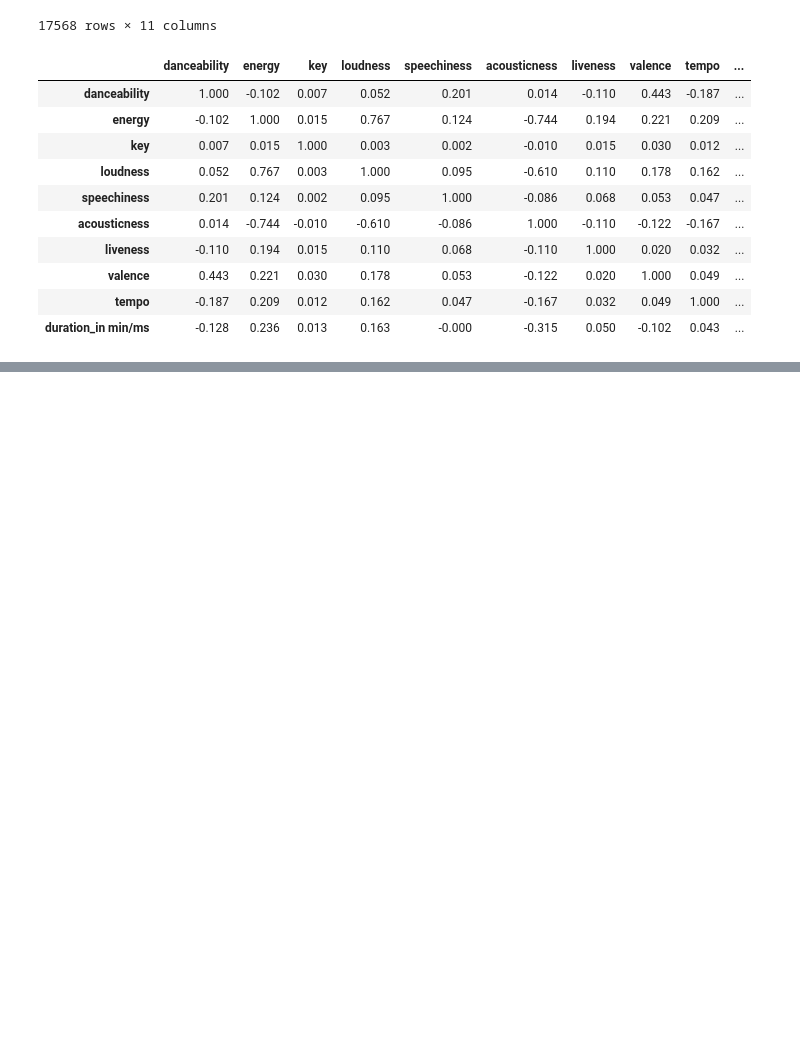
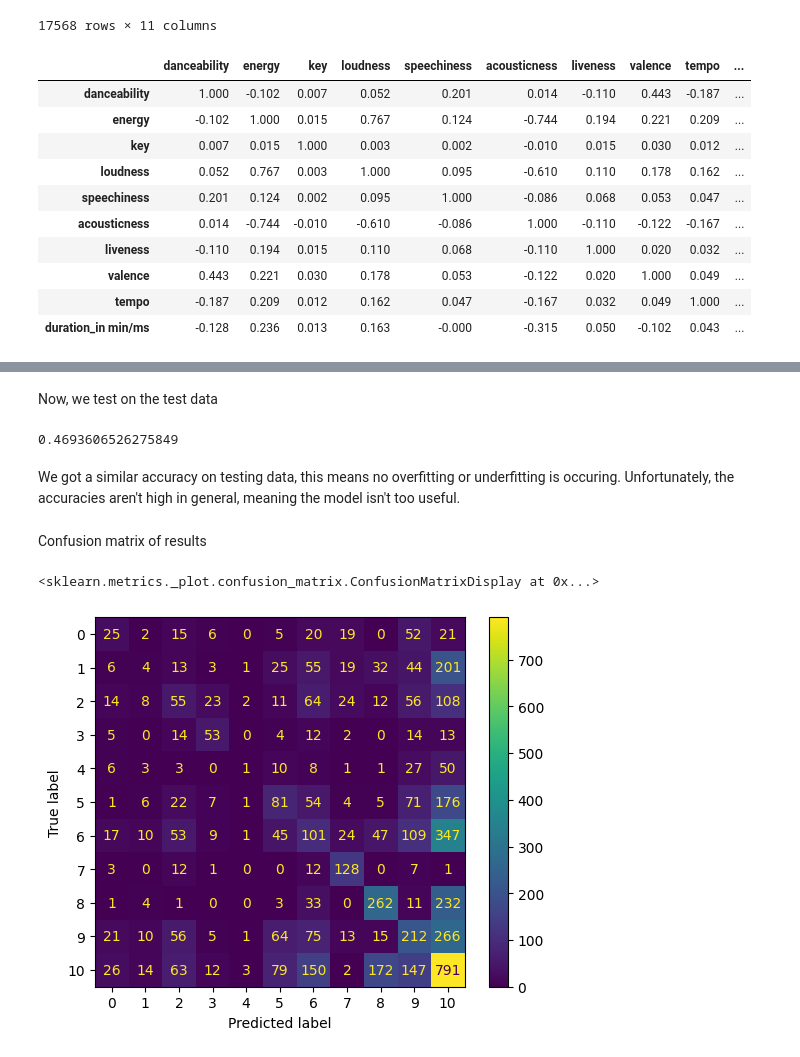
Before and after one commit to bewba/STINTSY-MP, a Jupyter notebook: STINSTY.ipynb, the cells around one changed output, grey strips where cells are left out. Cells and saved outputs as stored; diff of their text form; code cells hidden in the pictures; blank space fills up the shorter version.

Commit message:
initial model training for knn

```diff
--- a/STINSTY.ipynb
+++ b/STINSTY.ipynb
@@ -358,0 +387,4 @@ with open("artist_mean_popularity.txt", "w", encoding="utf-8") as file:
+# %%
+X_knn = new_df.dropna(axis=1)
+y_knn = np.copy(y)
+X_knn.isnull().sum()
@@ -358,0 +405,2 @@ with open("artist_mean_popularity.txt", "w", encoding="utf-8") as file:
+# %%
+ X_train, X_test, y_train, y_test = train_test_split(X_knn, y_knn, test_size=0.3, stratify=y_knn, shuffle=True, random_state=42)
@@ -358,0 +431,3 @@ with open("artist_mean_popularity.txt", "w", encoding="utf-8") as file:
+# %%
+knn = KNeighborsClassifier(n_neighbors=20, metric="manhattan")
+knn.fit(X_train, y_train)
@@ -358,0 +445,11 @@ with open("artist_mean_popularity.txt", "w", encoding="utf-8") as file:
+# %% [markdown]
+Now, we test on the test data
+# %%
+y_pred = knn.predict(X_test)
+knn.score(X_test, y_test)
+# %% [output]
+0.4693606526275849
+# %% [markdown]
+We got a similar accuracy on testing data, this means no overfitting or underfitting is occuring. Unfortunately, the accuracies aren't high in general, meaning the model isn't too useful.
+# %% [markdown]
+Confusion matrix of results
@@ -358,0 +458,7 @@ with open("artist_mean_popularity.txt", "w", encoding="utf-8") as file:
+# %%
+cm = confusion_matrix(y_test, y_pred, labels=knn.classes_)
+cmd = ConfusionMatrixDisplay(confusion_matrix=cm, display_labels=knn.classes_)
+cmd.plot()
+# %% [output]
+<sklearn.metrics._plot.confusion_matrix.ConfusionMatrixDisplay at 0x...>
+[figure, added]
```
Also changed, not shown: parts of 21 cells of this notebook, 1 other file.
